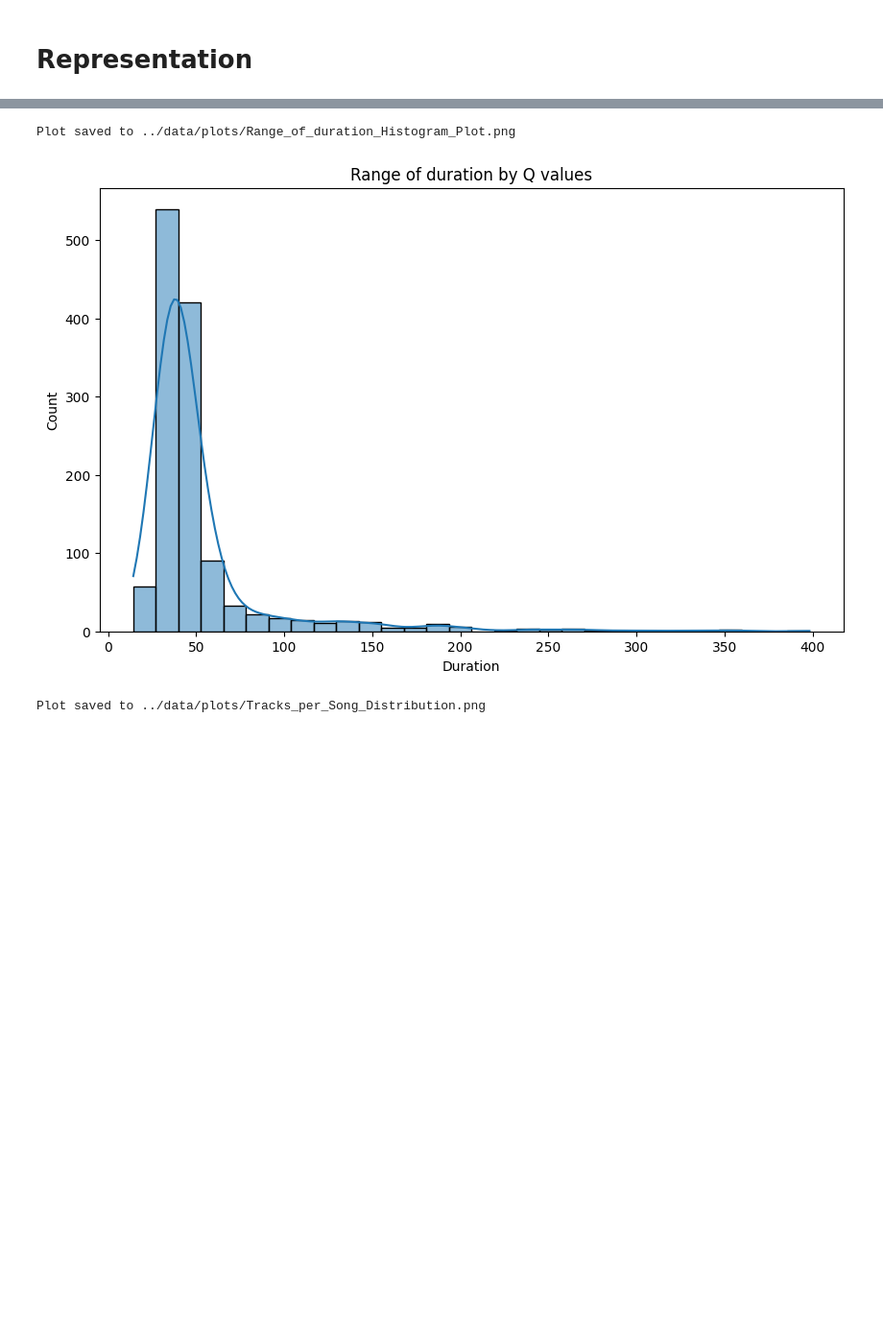
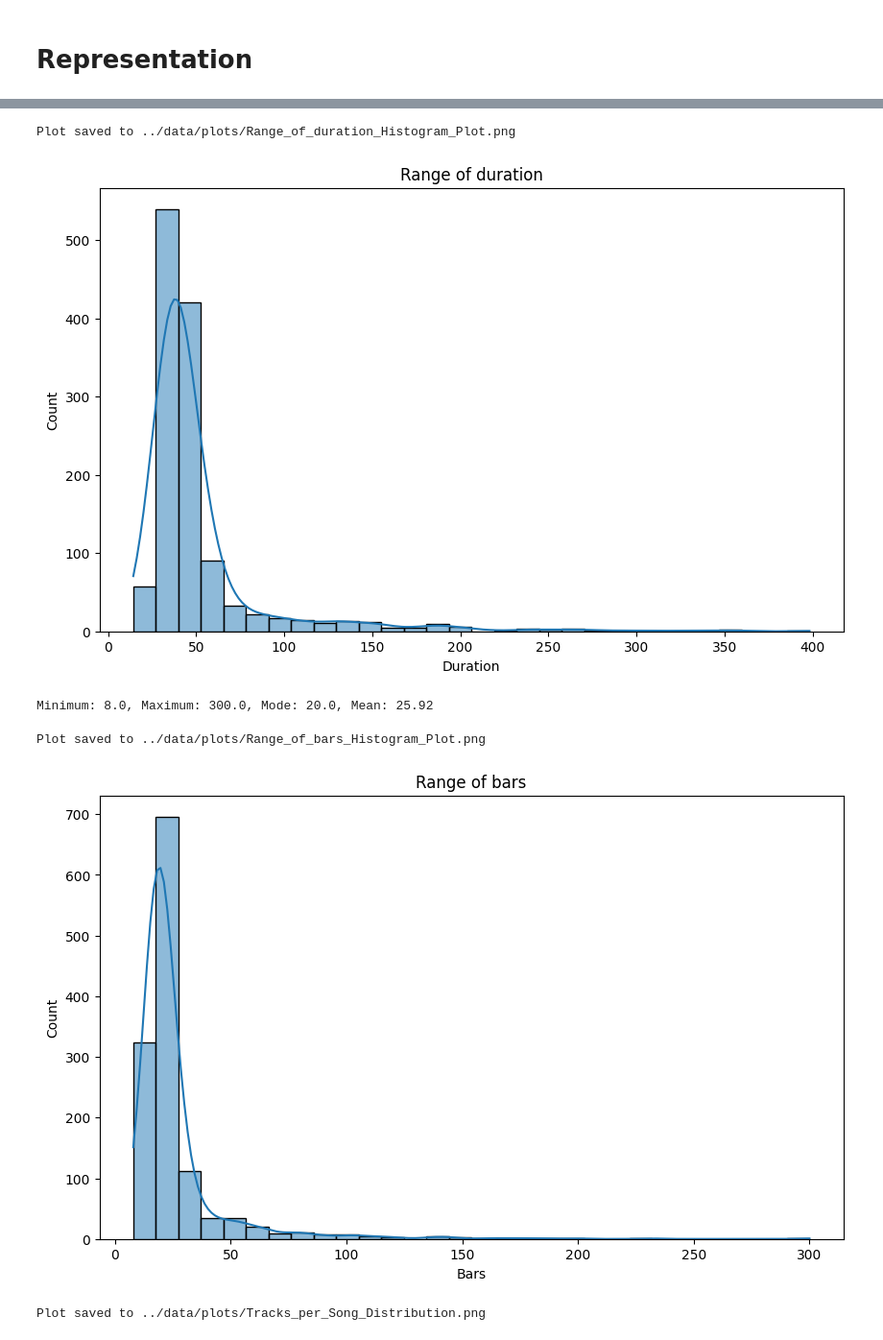
Before and after one commit to luissotomedina/KeyEmotions, a Jupyter notebook: notebooks/data_analysis.ipynb, the cells around one changed output, grey strips where cells are left out. Shown: that part at 96% size. Drawn from its saved outputs; the diff is of its cells as text; code cells hidden in the pictures; blank space fills up the shorter version.

```diff
--- a/notebooks/data_analysis.ipynb
+++ b/notebooks/data_analysis.ipynb
@@ -135,7 +135,7 @@ def histplot_per_columns(df, column_name):
     sns.histplot(df, x = column_name, bins=30, kde=True)
     plt.xlabel(column_name[0].upper() + column_name[1:])
     plt.ylabel("Count")
-    plt.title(f'Range of {column_name} by Q values')
+    plt.title(f'Range of {column_name}')
 
     save_plot(plt, f'Range_of_{column_name}_Histogram_Plot.png')
 
@@ -158,7 +158,20 @@ midi_metadata_df[midi_metadata_df['n_instruments'] == 8]
 histplot_per_columns(midi_metadata_df, 'duration')
 # %% [output]
 Plot saved to ../data/plots/Range_of_duration_Histogram_Plot.png
-[figure, old version]
+[figure, new version]
+# %%
+minimum = min(midi_metadata_df['bars'])
+maximum = max(midi_metadata_df['bars'])
+mode = midi_metadata_df['bars'].mode()[0]
+mean = midi_metadata_df['bars'].mean()
+print(f"Minimum: {minimum}, Maximum: {maximum}, Mode: {mode}, Mean: {mean}")
+# %% [output]
+Minimum: 8.0, Maximum: 300.0, Mode: 20.0, Mean: 25.92
+# %%
+histplot_per_columns(midi_metadata_df, 'bars')
+# %% [output]
+Plot saved to ../data/plots/Range_of_bars_Histogram_Plot.png
+[figure, added]
 # %%
 plot_tracks_distribution(midi_metadata_df)
 # %% [output]
```
Also changed, not shown: parts of 1 cell of this notebook, 8 other files.
